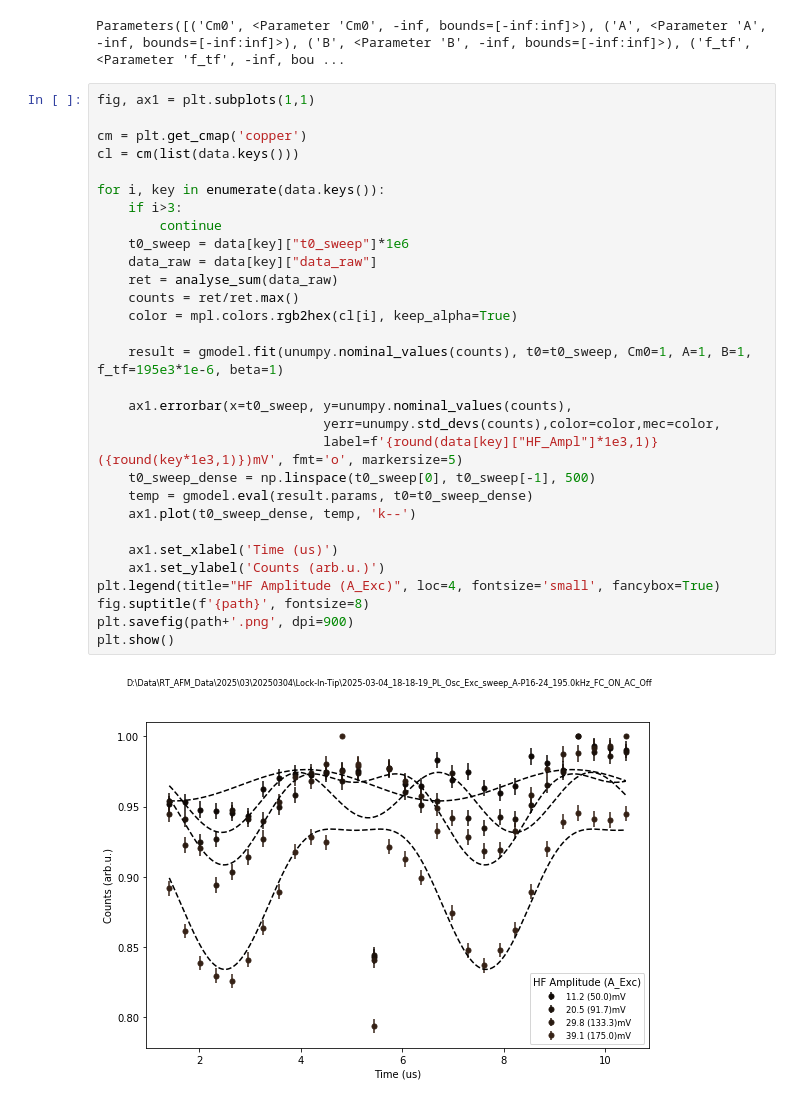
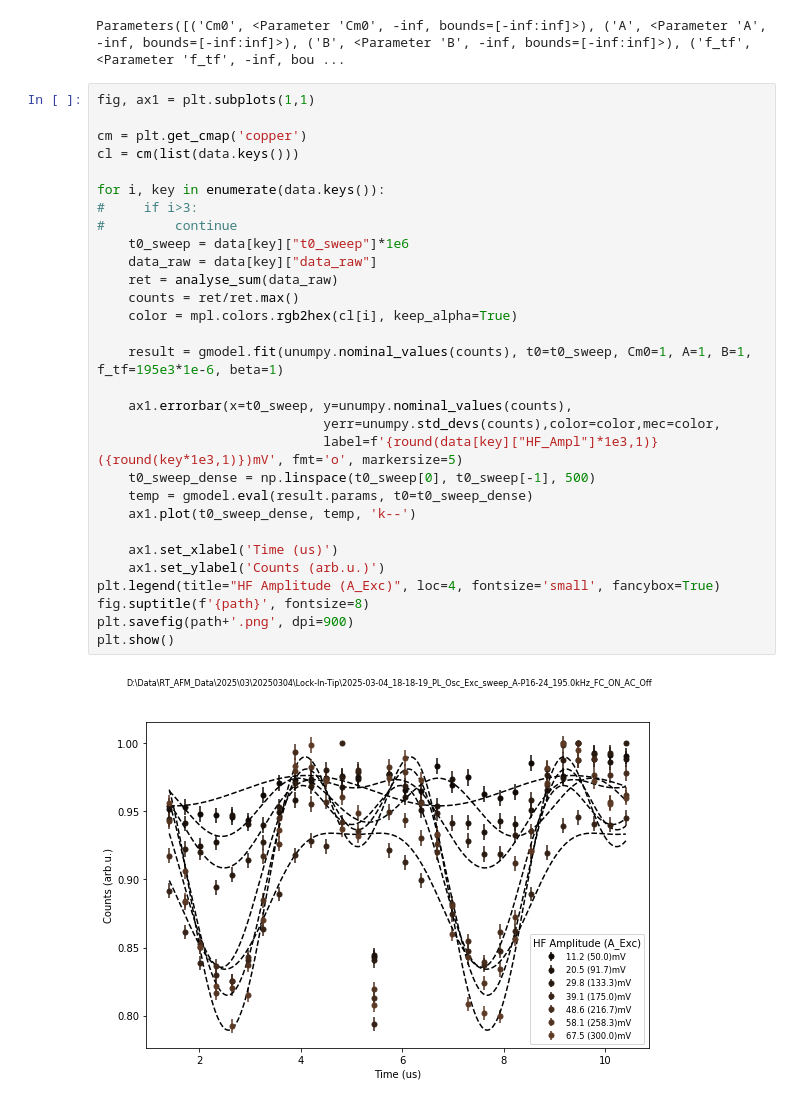
Before and after one commit to sriharijayaram5/qudi, a Jupyter notebook: notebooks/Measurement_Control/Tip Lock-In Measurements/PL Oscillation Tests - Version 2.ipynb, the cells around one changed output. Cells and saved outputs as stored; diff of their text form.

```diff
--- a/notebooks/Measurement_Control/Tip Lock-In Measurements/PL Oscillation Tests - Version 2.ipynb
+++ b/notebooks/Measurement_Control/Tip Lock-In Measurements/PL Oscillation Tests - Version 2.ipynb
@@ -227,32 +227,32 @@ Parameters([('Cm0', <Parameter 'Cm0', -inf, bounds=[-inf:inf]>), ('A', <Paramete
 # %%
 fig, ax1 = plt.subplots(1,1)
 
 cm = plt.get_cmap('copper')
 cl = cm(list(data.keys()))
 
 for i, key in enumerate(data.keys()):
-    if i>3:
-        continue
+#     if i>3:
+#         continue
     t0_sweep = data[key]["t0_sweep"]*1e6
     data_raw = data[key]["data_raw"]
     ret = analyse_sum(data_raw)
     counts = ret/ret.max()
     color = mpl.colors.rgb2hex(cl[i], keep_alpha=True)
 
     result = gmodel.fit(unumpy.nominal_values(counts), t0=t0_sweep, Cm0=1, A=1, B=1, f_tf=195e3*1e-6, beta=1)
 
     ax1.errorbar(x=t0_sweep, y=unumpy.nominal_values(counts),
                              yerr=unumpy.std_devs(counts),color=color,mec=color,
                              label=f'{round(data[key]["HF_Ampl"]*1e3,1)} ({round(key*1e3,1)})mV', fmt='o', markersize=5)
     t0_sweep_dense = np.linspace(t0_sweep[0], t0_sweep[-1], 500)
     temp = gmodel.eval(result.params, t0=t0_sweep_dense)
     ax1.plot(t0_sweep_dense, temp, 'k--')
 
     ax1.set_xlabel('Time (us)')
     ax1.set_ylabel('Counts (arb.u.)')
 plt.legend(title="HF Amplitude (A_Exc)", loc=4, fontsize='small', fancybox=True)
 fig.suptitle(f'{path}', fontsize=8)
 plt.savefig(path+'.png', dpi=900)
 plt.show()
 # %% [output]
-[figure, old version]
+[figure, new version]
```
Also changed, not shown: parts of 1 cell of this notebook, 6 other files.
